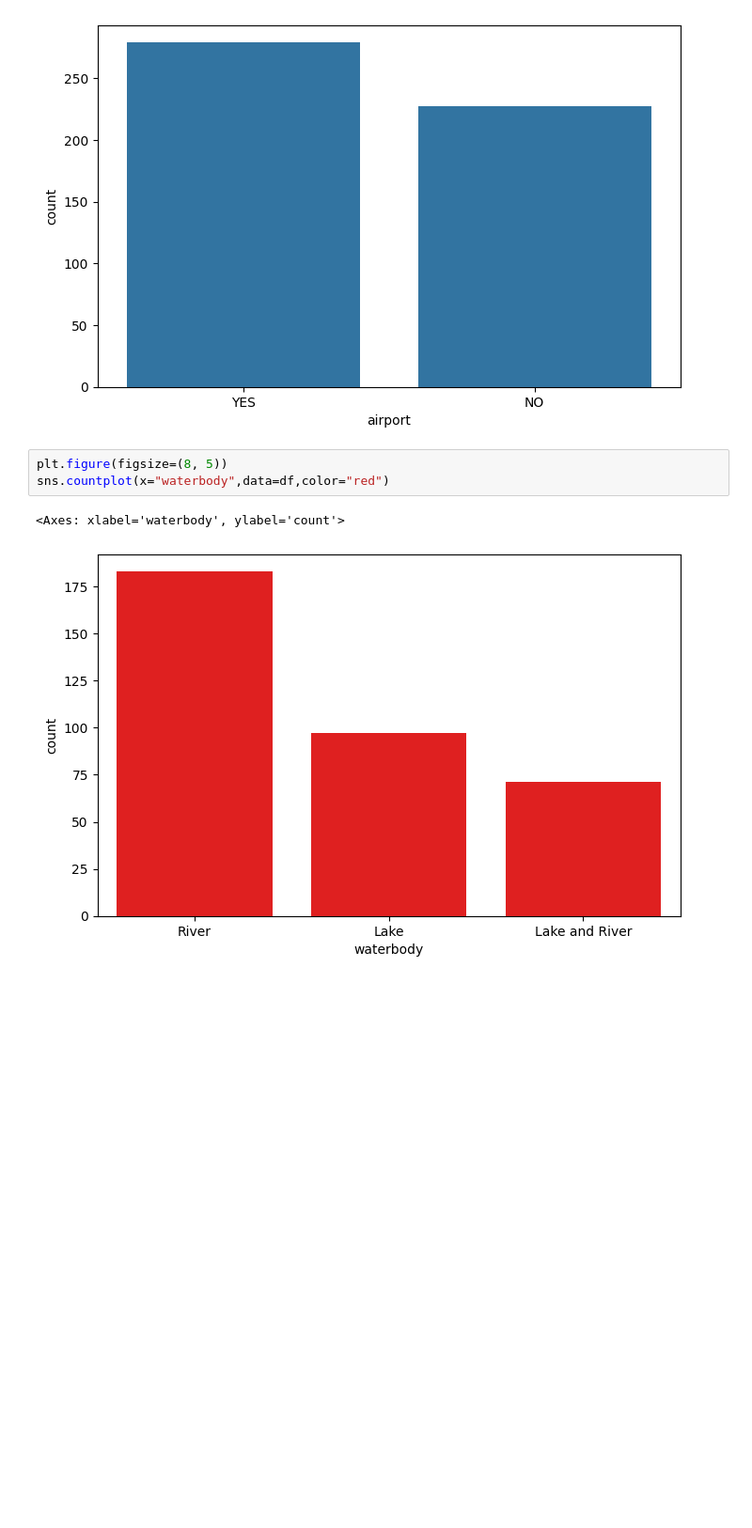
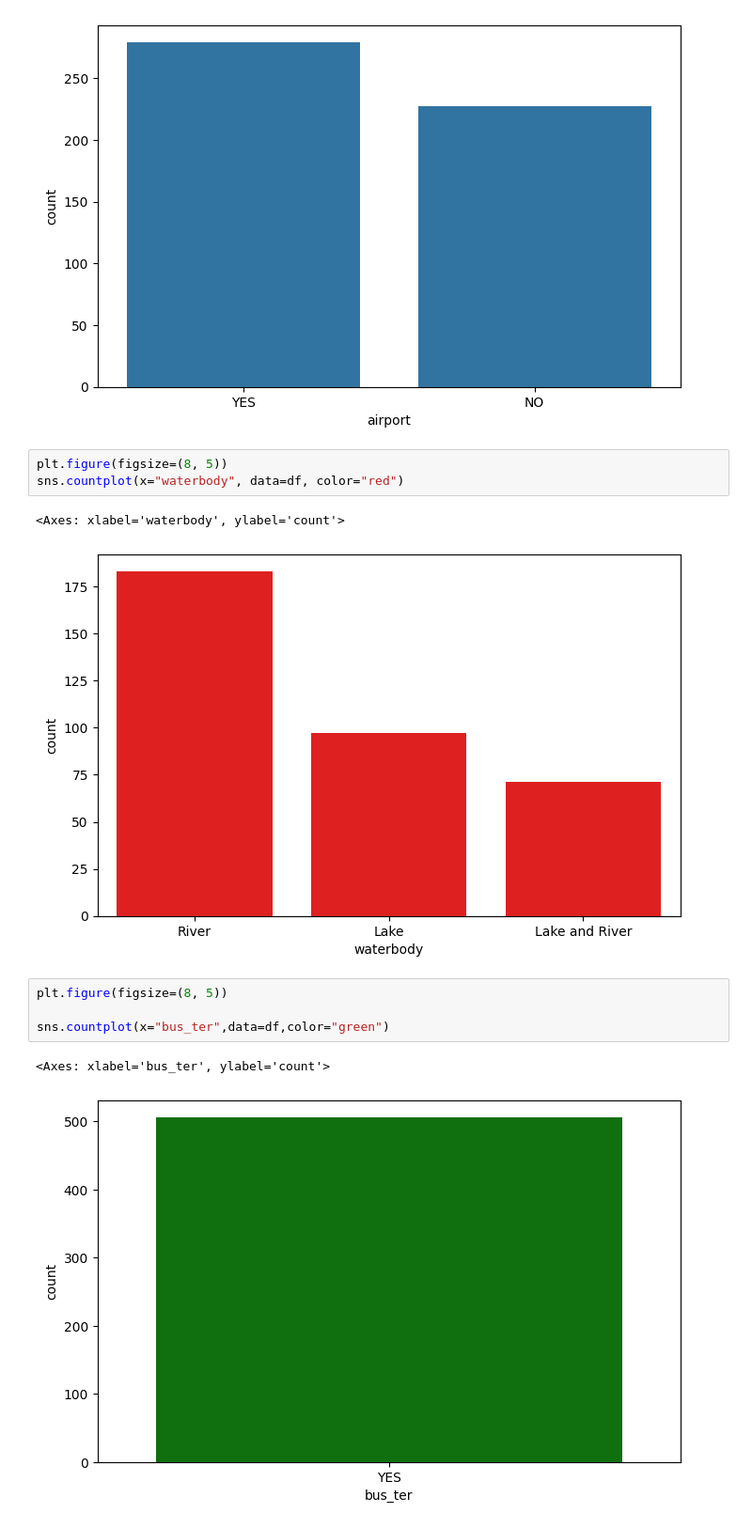
Before and after one commit to Fauzan555/House_price_prediction, a Jupyter notebook: House_pridict.ipynb, the cells around one changed output. Shown: that part at 94% size. Saved outputs shown, nothing was run; the diff lists cells and outputs as text; blank space fills up the shorter version.

Commit message:
analyzing house_price_data

```diff
--- a/House_pridict.ipynb
+++ b/House_pridict.ipynb
@@ -59,7 +59,14 @@ sns.countplot(x="airport",data=df)
 [figure]
 # %%
 plt.figure(figsize=(8, 5))
-sns.countplot(x="waterbody",data=df,color="red")
+sns.countplot(x="waterbody", data=df, color="red")
 # %% [output]
 <Axes: xlabel='waterbody', ylabel='count'>
 [figure]
+# %%
+plt.figure(figsize=(8, 5))
+
+sns.countplot(x="bus_ter",data=df,color="green")
+# %% [output]
+<Axes: xlabel='bus_ter', ylabel='count'>
+[figure, added]
```
Also changed, not shown: parts of 1 cell of this notebook.
